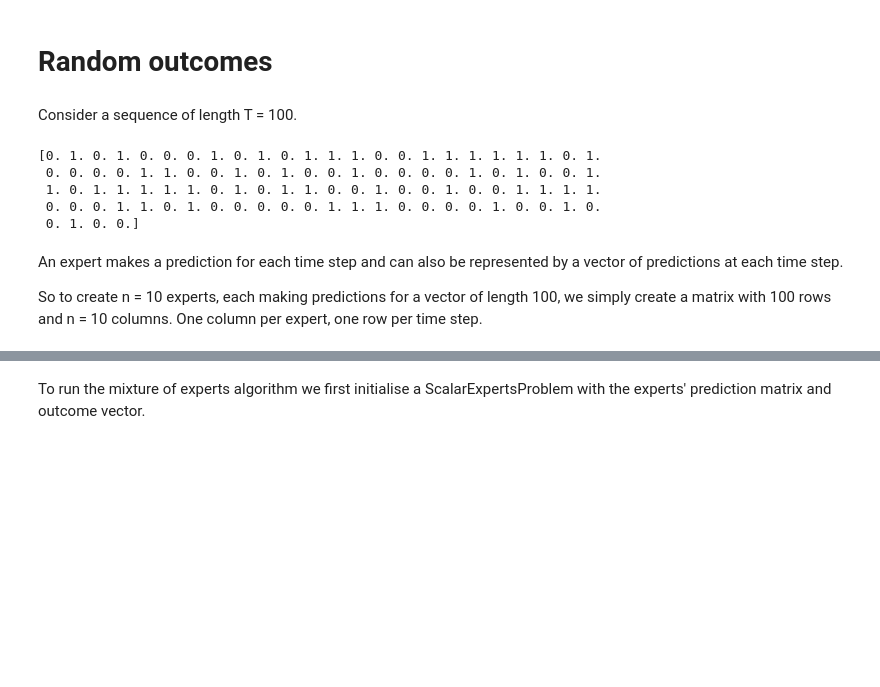
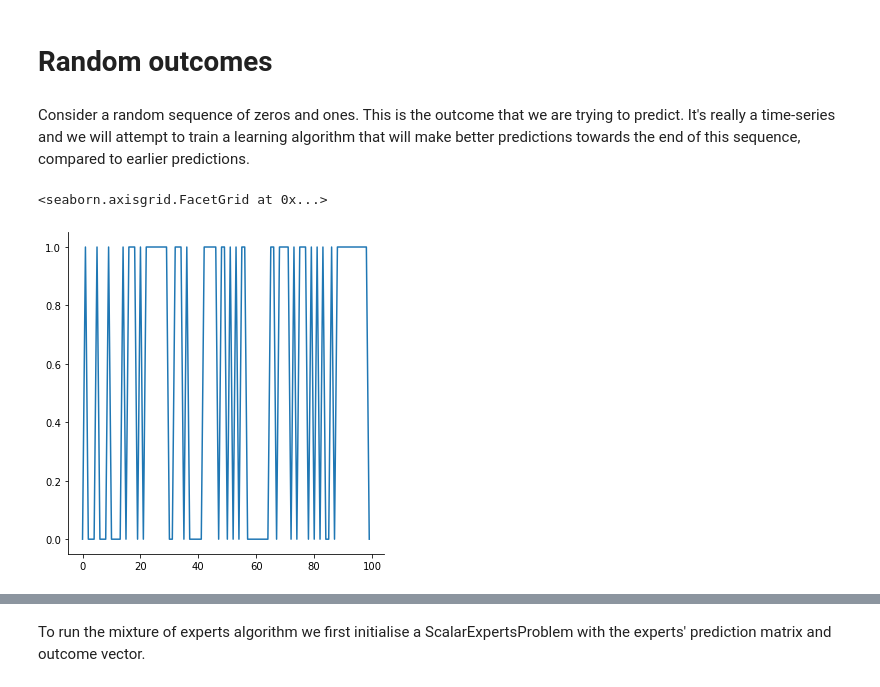
Before and after one commit to MHenderson/expert-learning, a Jupyter notebook: scalar_experiment.ipynb, the cells around one changed output, grey strips where cells are left out. Cells and saved outputs as stored; diff of their text form; code cells hidden in the pictures; blank space fills up the shorter version.

```diff
--- a/scalar_experiment.ipynb
+++ b/scalar_experiment.ipynb
@@ -12,27 +10,15 @@ import random
 # %% [markdown]
 # Random outcomes
-# %% [markdown]
-Consider a sequence of length T = 100.
+# %% [markdown]
+Consider a random sequence of zeros and ones. This is the outcome that we are trying to predict. It's really a time-series and we will attempt to train a learning algorithm that will make better predictions towards the end of this sequence, compared to earlier predictions.
 # %%
-random.seed(42)
+np.random.seed(42)
 
 T = 100
 
-y = np.floor(2*np.random.rand(T))
+y = np.random.randint(0, 2, T)
 
-print(y)
+sns.relplot(x = range(100), y = y, kind = "line")
 # %% [output]
-[0. 1. 0. 1. 0. 0. 0. 1. 0. 1. 0. 1. 1. 1. 0. 0. 1. 1. 1. 1. 1. 1. 0. 1.
- 0. 0. 0. 0. 1. 1. 0. 0. 1. 0. 1. 0. 0. 1. 0. 0. 0. 0. 1. 0. 1. 0. 0. 1.
- 1. 0. 1. 1. 1. 1. 1. 0. 1. 0. 1. 1. 0. 0. 1. 0. 0. 1. 0. 0. 1. 1. 1. 1.
- 0. 0. 0. 1. 1. 0. 1. 0. 0. 0. 0. 0. 1. 1. 1. 0. 0. 0. 0. 1. 0. 0. 1. 0.
- 0. 1. 0. 0.]
+<seaborn.axisgrid.FacetGrid at 0x...>
+[figure, added]
-# %% [markdown]
-An expert makes a prediction for each time step
-and can also be represented by a vector of predictions
-at each time step.
-
-So to create n = 10 experts,
-each making predictions for a vector of length 100,
-we simply create a matrix with 100 rows and n = 10 columns.
-One column per expert, one row per time step.
```
Also changed, not shown: parts of 26 cells of this notebook.
